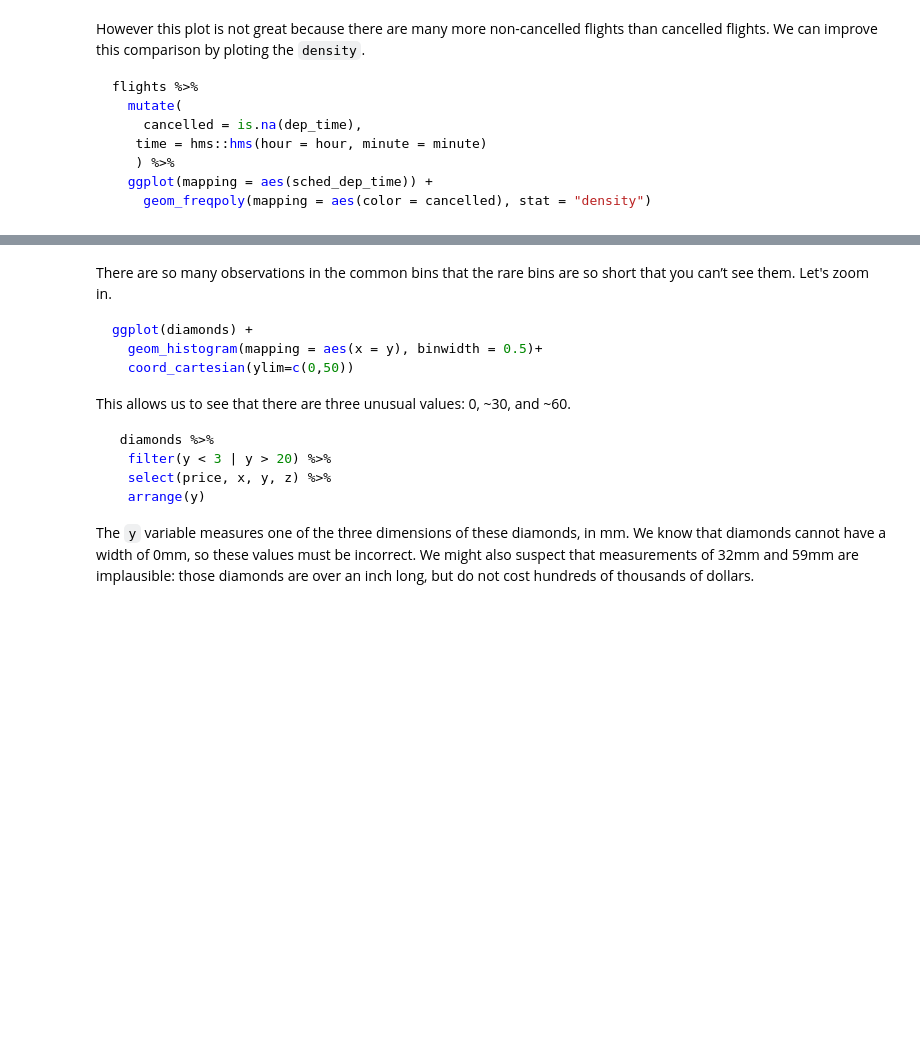
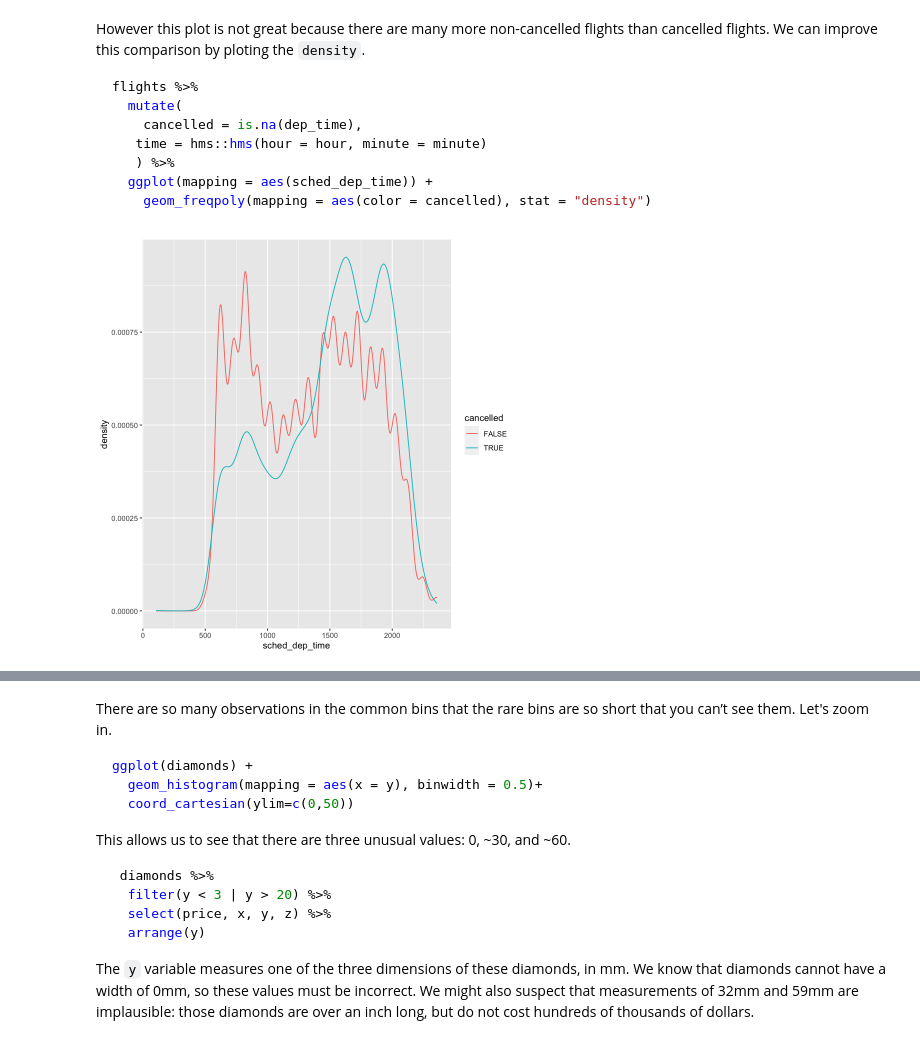
Before and after one commit to jzcpanda/390R-2021fall, a Jupyter notebook: Exploratory data analysis.ipynb, the cells around one changed output, grey strips where cells are left out. Cells and saved outputs as stored; diff of their text form; code cells hidden in the pictures; blank space fills up the shorter version.

````diff
--- a/Exploratory data analysis.ipynb
+++ b/Exploratory data analysis.ipynb
@@ -121,6 +139,16 @@ flights %>%
   ggplot(mapping = aes(sched_dep_time)) +
     geom_freqpoly(mapping = aes(color = cancelled), stat = "density")
 ```
+# %%
+flights %>%
+  mutate(
+    cancelled = is.na(dep_time),
+   time = hms::hms(hour = hour, minute = minute)
+   ) %>%
+  ggplot(mapping = aes(sched_dep_time)) +
+    geom_freqpoly(mapping = aes(color = cancelled), stat = "density")
+# %% [output]
+[figure, added]
 # %% [markdown]
 ### Shape
 Determining the shape of your variable is essential before any further analysis is done. Statistical methods used for inference often require your data to be distributed in a certain manner before they can be applied to the data.
````
Also changed, not shown: parts of 11 cells of this notebook.
